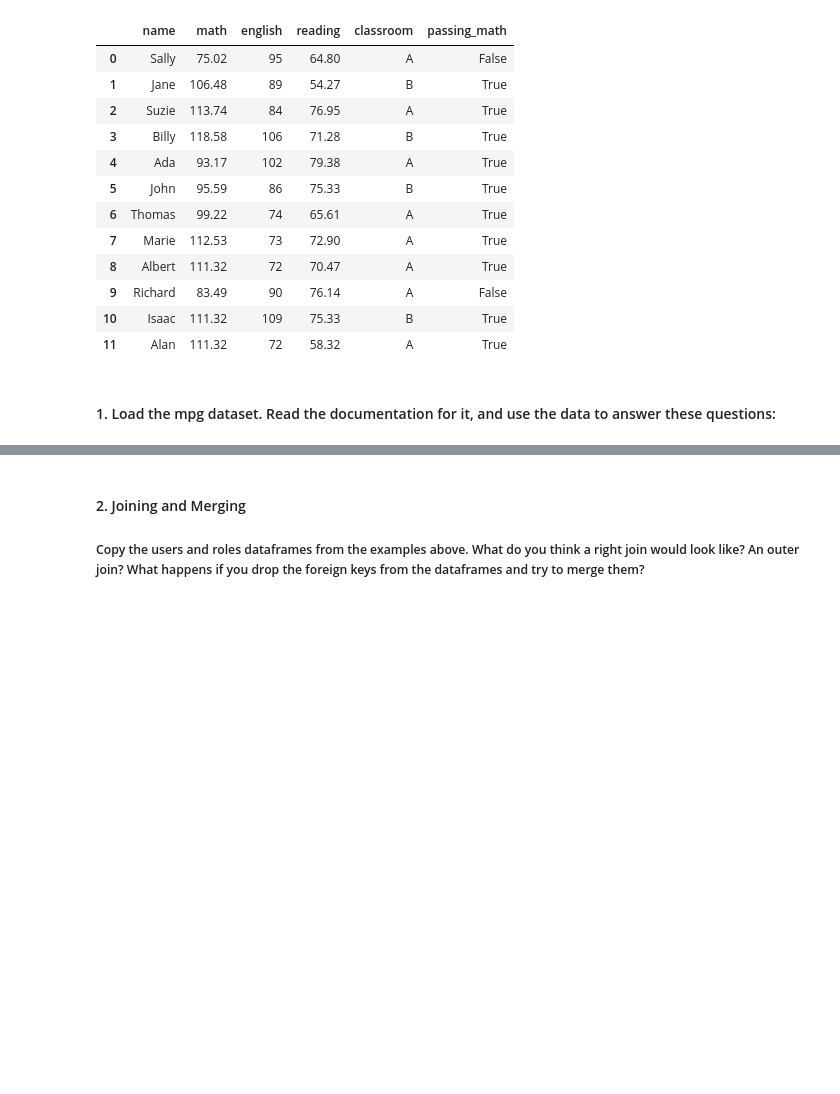
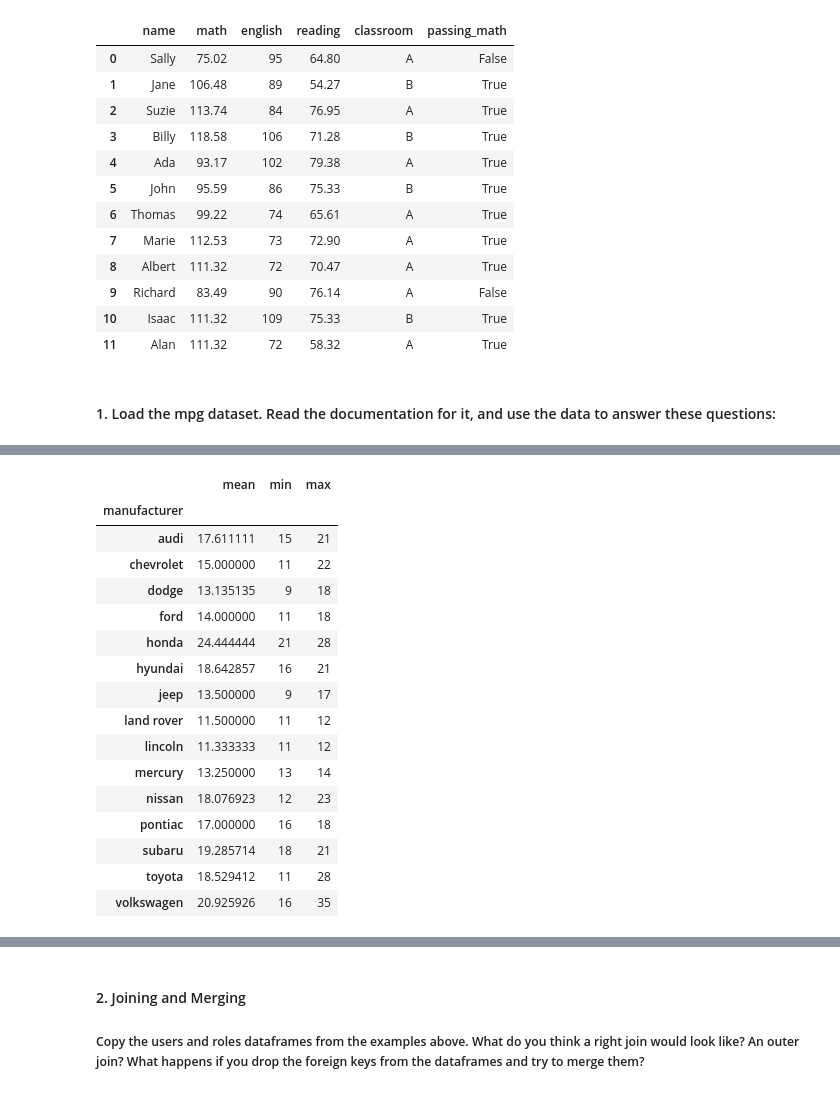
Before and after one commit to segovialori/numpy-pandas-visualization-exercises, a Jupyter notebook: advanced_dataframes.ipynb, the cells around one changed output, grey strips where cells are left out. Cells and saved outputs as stored; diff of their text form; code cells hidden in the pictures; blank space fills up the shorter version.

```diff
--- a/advanced_dataframes.ipynb
+++ b/advanced_dataframes.ipynb
@@ -426,2 +428,8 @@ df.pipe(nudge_grades).pipe(bump_english)
 # %% [markdown]
 #### 1. Load the mpg dataset. Read the documentation for it, and use the data to answer these questions:
+# %%
+from pydataset import data
+
+mpg = data('mpg') # load the dataset and store it in a variable
+# data('mpg', show_doc=True) # view the documentation for the dataset
+mpg
@@ -428,4 +450,25 @@ df.pipe(nudge_grades).pipe(bump_english)
 # %%
 #1A. On average, which manufacturer has the best miles per gallon?
+df.groupby(["classroom", "passing_math"]).reading.agg(["mean","median", "min", "max"])
+type(mpg)
+mpg.groupby('manufacturer').cty.agg(['mean', 'min','max'])
+# %% [output]
+|  | mean | min | max |
+| manufacturer |  |  |  |
+| audi | 17.611111 | 15 | 21 |
+| chevrolet | 15.000000 | 11 | 22 |
+| dodge | 13.135135 | 9 | 18 |
+| ford | 14.000000 | 11 | 18 |
+| honda | 24.444444 | 21 | 28 |
+| hyundai | 18.642857 | 16 | 21 |
+| jeep | 13.500000 | 9 | 17 |
+| land rover | 11.500000 | 11 | 12 |
+| lincoln | 11.333333 | 11 | 12 |
+| mercury | 13.250000 | 13 | 14 |
+| nissan | 18.076923 | 12 | 23 |
+| pontiac | 17.000000 | 16 | 18 |
+| subaru | 19.285714 | 18 | 21 |
+| toyota | 18.529412 | 11 | 28 |
+| volkswagen | 20.925926 | 16 | 35 |
 # %%
 #1B. How many different manufacturers are there?
```
Also changed, not shown: parts of 14 cells of this notebook.
